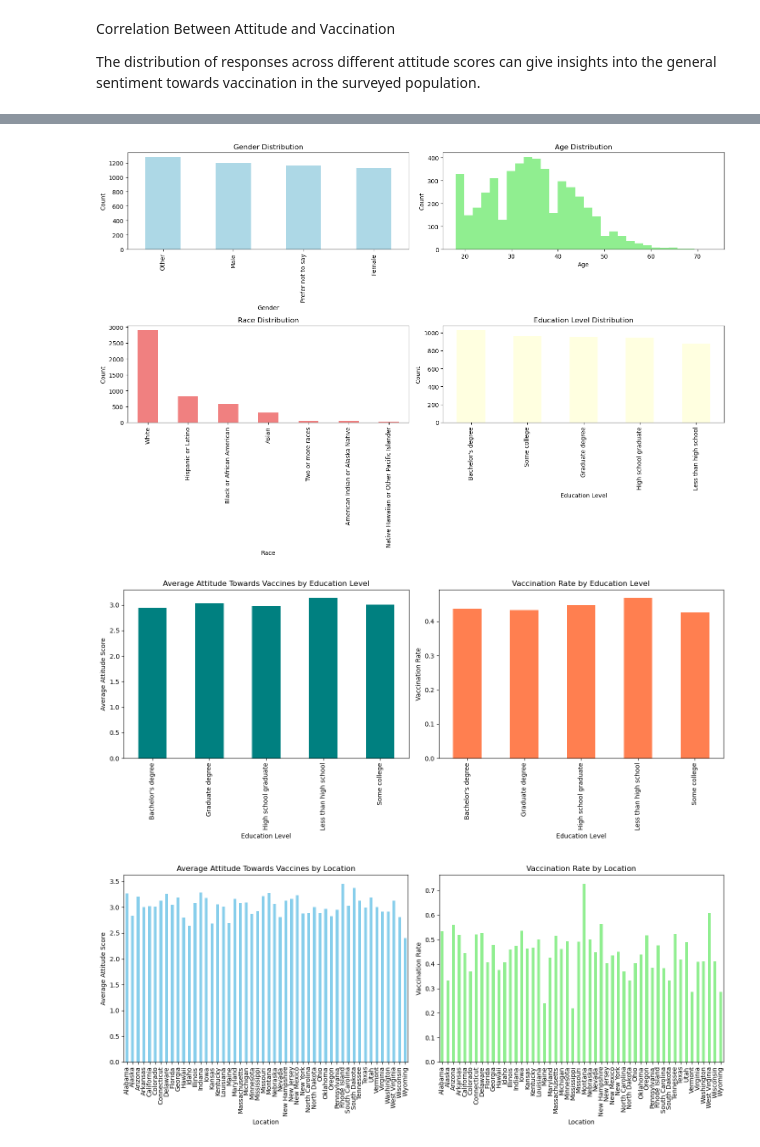
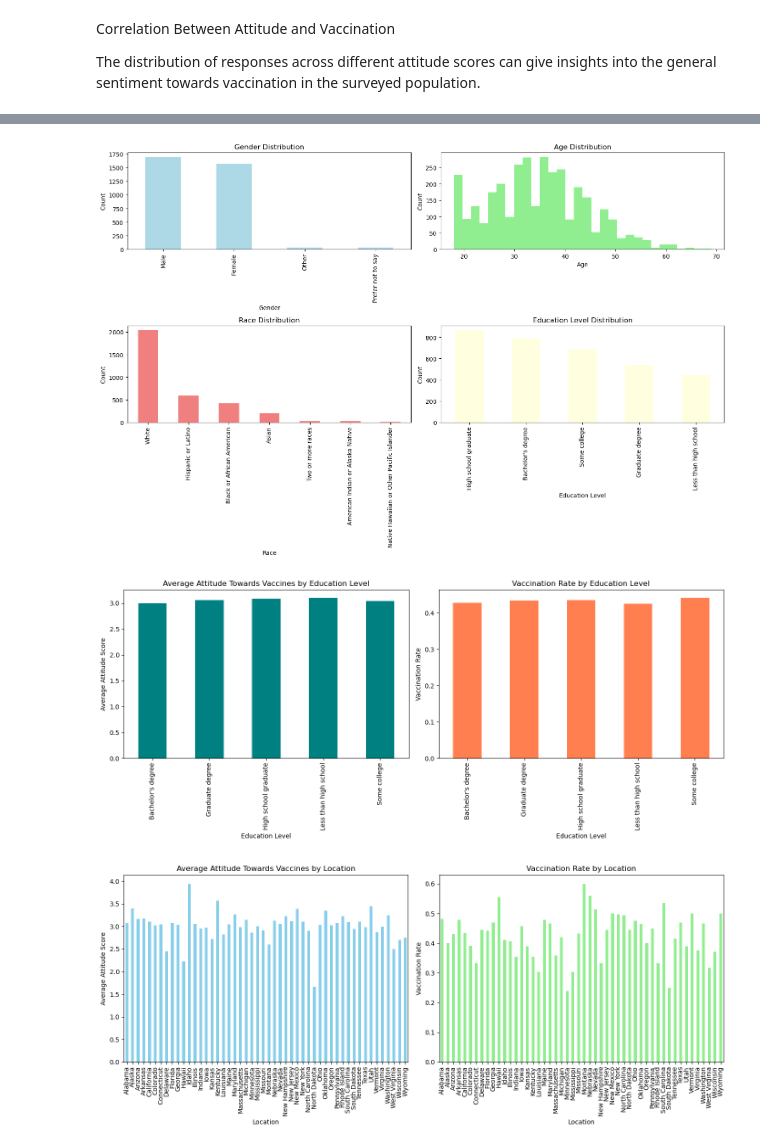
Before and after one commit to yujie-xue/Coding-task_pre-doc_UIUC, a Jupyter notebook: Output.ipynb, the cells around one changed output, grey strips where cells are left out. Saved outputs shown, nothing was run; the diff lists cells and outputs as text; code cells hidden in the pictures.

```diff
--- a/Output.ipynb
+++ b/Output.ipynb
@@ -3,13 +3,12 @@ import pandas as pd
 
 # Load the data
 baseline_data = pd.read_csv('baseline_survey_data.csv')
-attitude_status_data = pd.read_csv('attitudes_and_vaccine_status.csv')
 endline_data = pd.read_csv('endline_survey_data.csv')
 random_assignment_data = pd.read_csv('random_assignment_data.csv')
 # Merge the dataframes
-merged_data = baseline_data.merge(attitude_status_data, on='Participant_ID')
-merged_data = merged_data.merge(endline_data, on='Participant_ID', how='left')
+merged_data = baseline_data.merge(endline_data, on='Participant_ID', how='left')
 full_merged_data = pd.merge(merged_data, random_assignment_data, on='Participant_ID')
-full_merged_data.head()
+cleaned_data = full_merged_data.dropna()
+cleaned_data.head()
 # %% [output]
 |  | Participant_ID | Age | Gender | Location | Education | Race | Employment_Status | ... |
@@ -59,28 +64,28 @@ plt.figure(figsize=(15, 10))
 
 # Gender distribution
 plt.subplot(2, 2, 1)
-merged_data['Gender'].value_counts().plot(kind='bar', color='lightblue')
+cleaned_data['Gender'].value_counts().plot(kind='bar', color='lightblue')
 plt.title('Gender Distribution')
 plt.xlabel('Gender')
 plt.ylabel('Count')
 
 # Age distribution
 plt.subplot(2, 2, 2)
-merged_data['Age'].plot(kind='hist', bins=30, color='lightgreen')
+cleaned_data['Age'].plot(kind='hist', bins=30, color='lightgreen')
 plt.title('Age Distribution')
 plt.xlabel('Age')
 plt.ylabel('Count')
 
 # Race distribution
 plt.subplot(2, 2, 3)
-merged_data['Race'].value_counts().plot(kind='bar', color='lightcoral')
+cleaned_data['Race'].value_counts().plot(kind='bar', color='lightcoral')
 plt.title('Race Distribution')
 plt.xlabel('Race')
 plt.ylabel('Count')
 
 # Education level distribution
 plt.subplot(2, 2, 4)
-merged_data['Education'].value_counts().plot(kind='bar', color='lightyellow')
+cleaned_data['Education'].value_counts().plot(kind='bar', color='lightyellow')
 plt.title('Education Level Distribution')
 plt.xlabel('Education Level')
 plt.ylabel('Count')
@@ -88,12 +93,12 @@ plt.ylabel('Count')
 plt.tight_layout()
 plt.show()
 # %% [output]
-[figure, old version]
+[figure, new version]
 # %%
 # Step 4: Education Level Impact Analysis
 # Group by Education and analyze attitudes and vaccination rates
-education_attitudes = full_merged_data.groupby('Education')['Attitude_Towards_Vaccines'].mean()
-education_vaccination = full_merged_data['Vaccinated_Numeric'].groupby(merged_data['Education']).mean()
+education_attitudes = cleaned_data.groupby('Education')['Attitude_Towards_Vaccines'].mean()
+education_vaccination = cleaned_data['Vaccinated_Numeric'].groupby(cleaned_data['Education']).mean()
 
 # Visualizing the impact of Education Level on Attitudes and Vaccination Decisions
 plt.figure(figsize=(14, 6))
@@ -107,37 +112,37 @@ plt.ylabel('Average Attitude Score')
 plt.subplot(1, 2, 2)
 education_vaccination.plot(kind='bar', color='coral')
 plt.title('Vaccination Rate by Education Level')
 plt.xlabel('Education Level')
 plt.ylabel('Vaccination Rate')
 
 plt.tight_layout()
 plt.show()
 
 # Step 5: Geographical Patterns Analysis
 # Group by Location and analyze attitudes and vaccination rates
-location_attitudes = full_merged_data.groupby('Location')['Attitude_Towards_Vaccines'].mean()
-location_vaccination = full_merged_data['Vaccinated_Numeric'].groupby(merged_data['Location']).mean()
+location_attitudes = cleaned_data.groupby('Location')['Attitude_Towards_Vaccines'].mean()
+location_vaccination = cleaned_data['Vaccinated_Numeric'].groupby(cleaned_data['Location']).mean()
 
 # Visualizing geographical patterns in vaccine attitudes and uptake
 plt.figure(figsize=(14, 6))
 
 plt.subplot(1, 2, 1)
 location_attitudes.plot(kind='bar', color='skyblue')
 plt.title('Average Attitude Towards Vaccines by Location')
 plt.xlabel('Location')
 plt.ylabel('Average Attitude Score')
 
 plt.subplot(1, 2, 2)
 location_vaccination.plot(kind='bar', color='lightgreen')
 plt.title('Vaccination Rate by Location')
 plt.xlabel('Location')
 plt.ylabel('Vaccination Rate')
 
 plt.tight_layout()
 plt.show()
 # %% [output]
-[figure, old version]
+[figure, new version]
-[figure, old version]
+[figure, new version]
 # %%
 # Baseline Equivalence Check
 # We will compare key demographic variables across the groups (if the group data is available)
```
Also changed, not shown: parts of 8 cells of this notebook, 3 other files.
